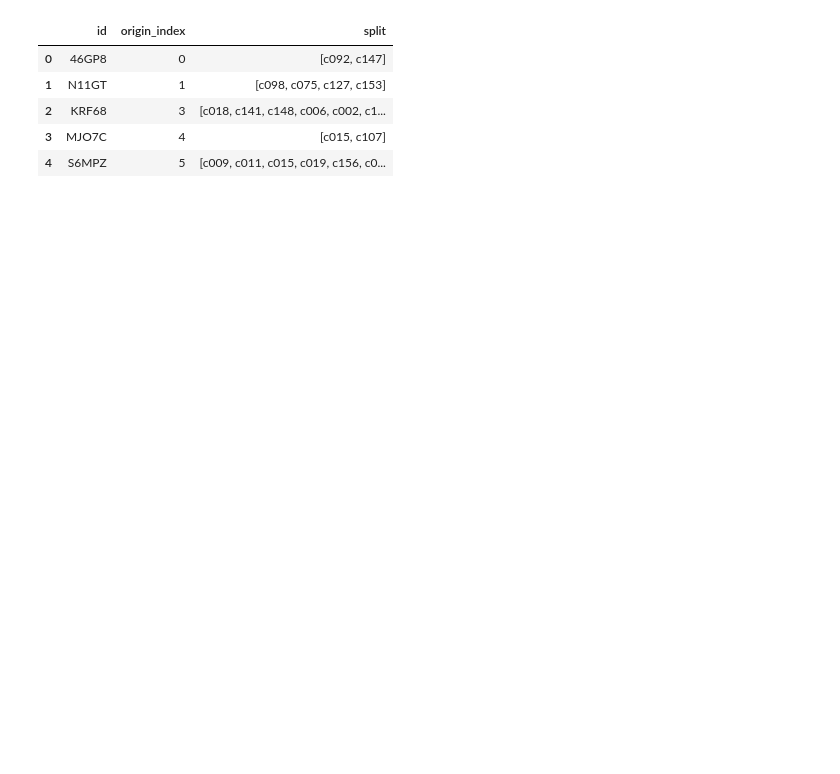
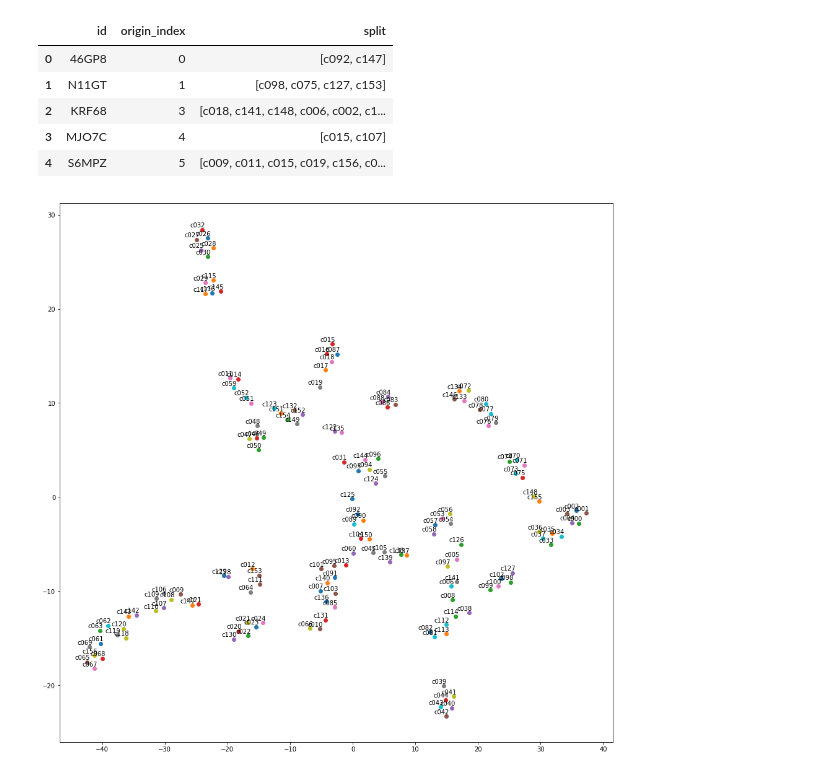
Before and after one commit to AdrianHsu/charades-parser, a Jupyter notebook: train_actions_csv.ipynb, the cells around one changed output. Saved outputs shown, nothing was run; the diff lists cells and outputs as text; code cells hidden in the pictures; blank space fills up the shorter version.

Commit message:
TSNE

```diff
--- a/train_actions_csv.ipynb
+++ b/train_actions_csv.ipynb
@@ -16,11 +16,11 @@ df.head()
 | 3 | KRF68 | YA10 | Laundry room | 6.0 | 7.0 | Yes | A person runs into their laundry ... | clothes;door;phone | A person runs in and shuts door. ... | c018 22.60 27.80;c141 4.10 9.60;c... | ... |
 | 4 | MJO7C | 6RE8 | Kitchen | 6.0 | 6.0 | Yes | A person runs into their pantry h... | cup;phone | A person runs in place while hold... | c015 0.00 32.00;c107 0.00 32.00 | ... |
 # %%
-df = df.dropna()
+df = df[pd.notnull(df['actions'])] # drop NA in column['actions']
 # df = df[df.quality >=6 ]
 # df = df[df.relevance == 7] #  和 script 的相關性，但我們不需要管 script ，所以用不到
+df['origin_index'] = df.index.values
 df.head()
-df['origin_index'] = df.index.values
 # %%
 df = df.reset_index(drop=True)
 df.head()
@@ -74,0 +83,38 @@ with open('train_actions_raw.csv', 'w') as ofs:
+# %%
+corpus[0:2]
+# model = word2vec.Word2Vec(corpus, size=100, window=20, min_count=200, workers=4)
+model = word2vec.Word2Vec(corpus, size=100, window=5, min_count=10, workers=4)
+# model.wv['c000']
+# %%
+def tsne_plot(model):
+    "Creates and TSNE model and plots it"
+    labels = []
+    tokens = []
+
+    for word in model.wv.vocab:
+        tokens.append(model[word])
+        labels.append(word)
+
+    tsne_model = TSNE(perplexity=10, n_components=2, init='pca', n_iter=2500, random_state=23)
+    new_values = tsne_model.fit_transform(tokens)
+
+    x = []
+    y = []
+    for value in new_values:
+        x.append(value[0])
+        y.append(value[1])
+
+    plt.figure(figsize=(16, 16))
+    for i in range(len(x)):
+        plt.scatter(x[i],y[i])
+        plt.annotate(labels[i],
+                     xy=(x[i], y[i]),
+                     xytext=(5, 2),
+                     textcoords='offset points',
+                     ha='right',
+                     va='bottom')
+    plt.show()
+# %%
+tsne_plot(model)
+# %% [output]
+[figure, added]
```
Also changed, not shown: parts of 3 cells of this notebook, 2 other files.
